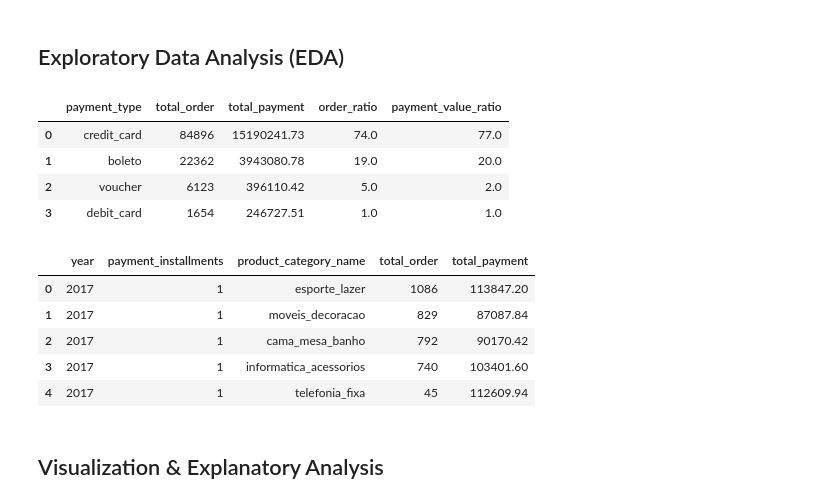
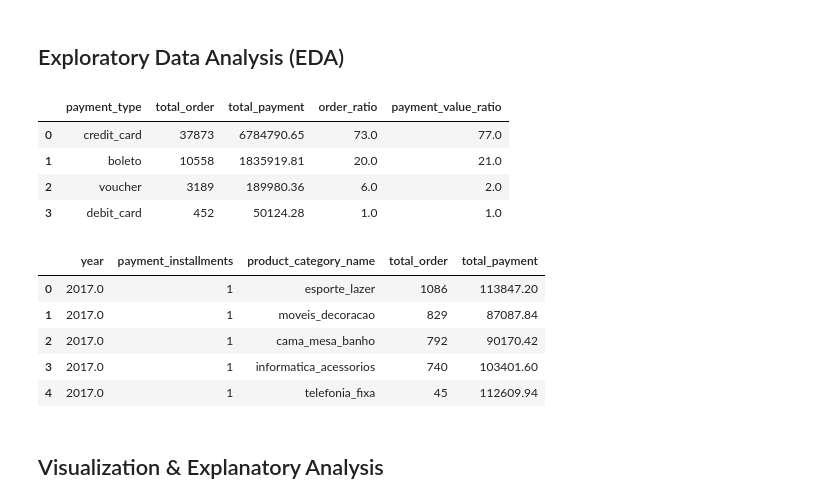
Before and after one commit to RedimRedim/Dicoding_Submission_DataAnalyst, a Jupyter notebook: Proyek_Analisis_Data_duckdb.ipynb, the cells around one changed output. Drawn from its saved outputs; the diff is of its cells as text; code cells hidden in the pictures.

```diff
--- a/Proyek_Analisis_Data_duckdb.ipynb
+++ b/Proyek_Analisis_Data_duckdb.ipynb
@@ -26,7 +26,9 @@ conn = duckdb.connect()
 conn.sql('INSTALL spatial')
 conn.sql('LOAD spatial')
 
-product_df = conn.execute('''SELECT item_dataset.*,  product_category_name, order_approved_at, order_status FROM './datasets/olist_order_items_dataset.csv' as item_dataset
+product_df = conn.execute('''SELECT item_dataset.*,  product_category_name, order_approved_at, order_status,
+                          EXTRACT(YEAR FROM CAST(order_approved_at AS DATE)) AS year
+                          FROM './datasets/olist_order_items_dataset.csv' as item_dataset
                           LEFT JOIN './datasets/olist_products_dataset.csv' as product_dataset
                           ON product_dataset.product_id = item_dataset.product_id
                           LEFT JOIN './datasets/olist_orders_dataset.csv' as order_dataset
@@ -67,25 +74,25 @@ KeyError: 'year'
 # %%
 payment_type_result = conn.execute('''
                          SELECT payment_type,
                          count(product_df.order_id) as total_order,
                          sum(cast (payment_value as decimal)) as total_payment,
                          round((count(product_df.order_id) / sum(count(product_df.order_id)) over ()) * 100,0)  as order_ratio,
                          round((sum(payment_value) / sum(sum(payment_value)) over ()) * 100,0) as payment_value_ratio
                          FROM './datasets/olist_order_payments_dataset.csv' as payment_dataset
                          INNER JOIN product_df
                          ON product_df.order_id = payment_dataset.order_id
-                         WHERE order_status like '%delivered%'
+                         WHERE order_status like '%delivered%' and year = '2017'
                          GROUP BY payment_type
                          ORDER BY count(product_df.order_id) DESC
                       ''').fetchdf()
 
 payment_type_result
 # %% [output]
 |  | payment_type | total_order | total_payment | order_ratio | payment_value_ratio |
-| 0 | credit_card | 84896 | 15190241.73 | 74.0 | 77.0 |
-| 1 | boleto | 22362 | 3943080.78 | 19.0 | 20.0 |
-| 2 | voucher | 6123 | 396110.42 | 5.0 | 2.0 |
-| 3 | debit_card | 1654 | 246727.51 | 1.0 | 1.0 |
+| 0 | credit_card | 37873 | 6784790.65 | 73.0 | 77.0 |
+| 1 | boleto | 10558 | 1835919.81 | 20.0 | 21.0 |
+| 2 | voucher | 3189 | 189980.36 | 6.0 | 2.0 |
+| 3 | debit_card | 452 | 50124.28 | 1.0 | 1.0 |
 # %%
 year = 2017
 payment_result_most_installments = conn.execute(f'''
@@ -106,7 +113,7 @@ payment_result_most_installments = conn.execute(f'''
              -- getting product name based on order_id
              product_category_output as (
                select
-               extract(year from order_approved_at) as year,
+               year,
                payment_installments,
                product_df.product_category_name,
                count(order_output.order_id) as total_order,
@@ -124,11 +131,11 @@ payment_result_most_installments = conn.execute(f'''
 payment_result_most_installments
 # %% [output]
 |  | year | payment_installments | product_category_name | total_order | total_payment |
-| 0 | 2017 | 1 | esporte_lazer | 1086 | 113847.20 |
-| 1 | 2017 | 1 | moveis_decoracao | 829 | 87087.84 |
-| 2 | 2017 | 1 | cama_mesa_banho | 792 | 90170.42 |
-| 3 | 2017 | 1 | informatica_acessorios | 740 | 103401.60 |
-| 4 | 2017 | 1 | telefonia_fixa | 45 | 112609.94 |
+| 0 | 2017.0 | 1 | esporte_lazer | 1086 | 113847.20 |
+| 1 | 2017.0 | 1 | moveis_decoracao | 829 | 87087.84 |
+| 2 | 2017.0 | 1 | cama_mesa_banho | 792 | 90170.42 |
+| 3 | 2017.0 | 1 | informatica_acessorios | 740 | 103401.60 |
+| 4 | 2017.0 | 1 | telefonia_fixa | 45 | 112609.94 |
 # %% [markdown]
 ## Visualization & Explanatory Analysis
 # %% [markdown]
```
Also changed, not shown: parts of 3 cells of this notebook, 2 other files.
